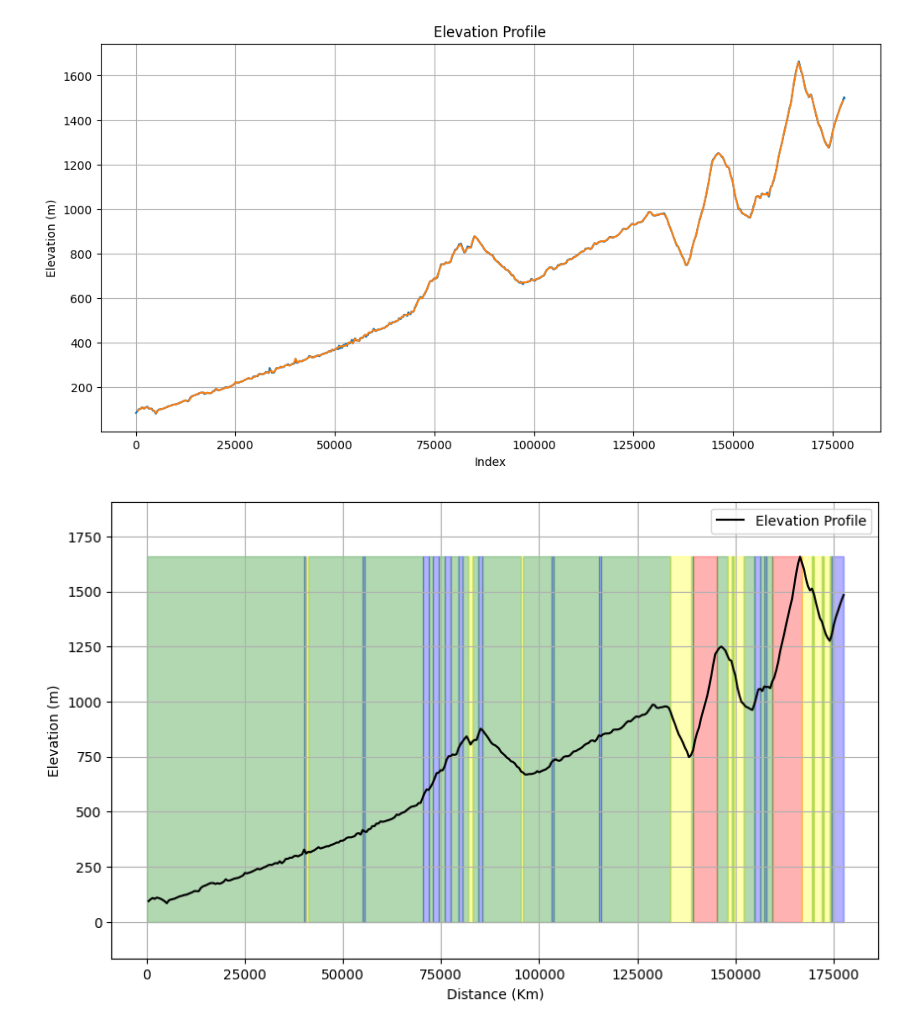
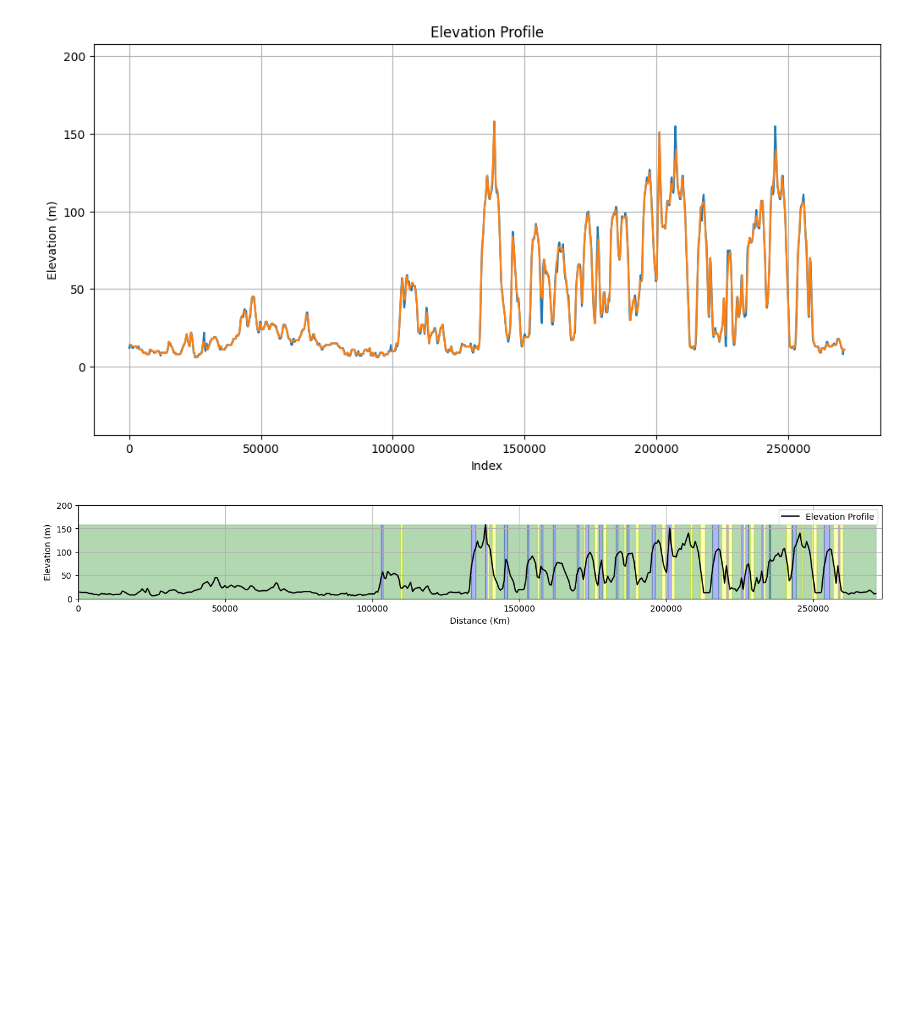
Before and after one commit to alunacob/cff_simu, a Jupyter notebook: 3.Stage_Regularization.ipynb, the cells around one changed output. Drawn from its saved outputs; the diff is of its cells as text; code cells hidden in the pictures; blank space fills up the shorter version.

Commit message:
added some extra logic for the stage regularization and future segment type definition

```diff
--- a/3.Stage_Regularization.ipynb
+++ b/3.Stage_Regularization.ipynb
@@ -3,7 +3,8 @@ from helpers import parse_gpx, identify_features, calculate_abilities, plot_elev
 import pandas as pd
 import numpy as np
 # %%
-file_path = 'data/TdF-stage-17-route.gpx'
+#file_path = 'data/TdF-stage-17-route.gpx'
+file_path = 'data/RvV2023.gpx'
 regularized_points, total_distance, points = parse_gpx(file_path, min_distance=500)
 features = identify_features(regularized_points)
 abilities = calculate_abilities(features, total_distance)
@@ -65,43 +66,46 @@ plt.plot(processed_points['dist'], processed_points['elev'], label='New Data')
 plt.xlabel('Index')
 plt.ylabel('Elevation (m)')
 plt.title('Elevation Profile')
+# Set the y-axis limits
+plt.ylim(processed_points['elev'].min()-50, processed_points['elev'].max()+50)
 plt.grid(True)
 
 plt.show()
 # %% [output]
-[figure, old version]
+[figure, new version]
 # %%
 # Convert to DataFrame
 stage_df = pd.DataFrame(stage_data['points'])
 features_df = pd.DataFrame(stage_data['features'])
 
 # Define color mapping for types
 type_colors = {
     'hill': 'blue',
     'climb': 'red',
     'flat': 'green',
     'descent': 'yellow'
 }
 
 # Plot the profile chart
-plt.figure(figsize=(10, 6))
+plt.figure(figsize=(17, 2))
 
 # Plot elevation profile line
 plt.plot(stage_df['dist'], stage_df['elev'], label='Elevation Profile', color='black')
 
 # Plot filled area with colors based on 'type'
 for t in type_colors:
     for index, row in features_df[features_df['type'] == t].iterrows():
         plt.fill_betweenx([0, max(stage_df['elev'])], row['start_km'], row['end_km'], color=type_colors[t], alpha=0.3)
 
 # Set the y-axis limits
-plt.ylim(stage_df['elev'].min()-250, stage_df['elev'].max()+250)
+plt.xlim(0, 273400)
+plt.ylim(0, 200)
 
 # Labels and legend
 plt.xlabel('Distance (Km)')
 plt.ylabel('Elevation (m)')
 plt.legend()
 plt.grid(True)
 plt.show()
 # %% [output]
-[figure, old version]
+[figure, new version]
```
Also changed, not shown: parts of 5 cells of this notebook, 4 other files.
